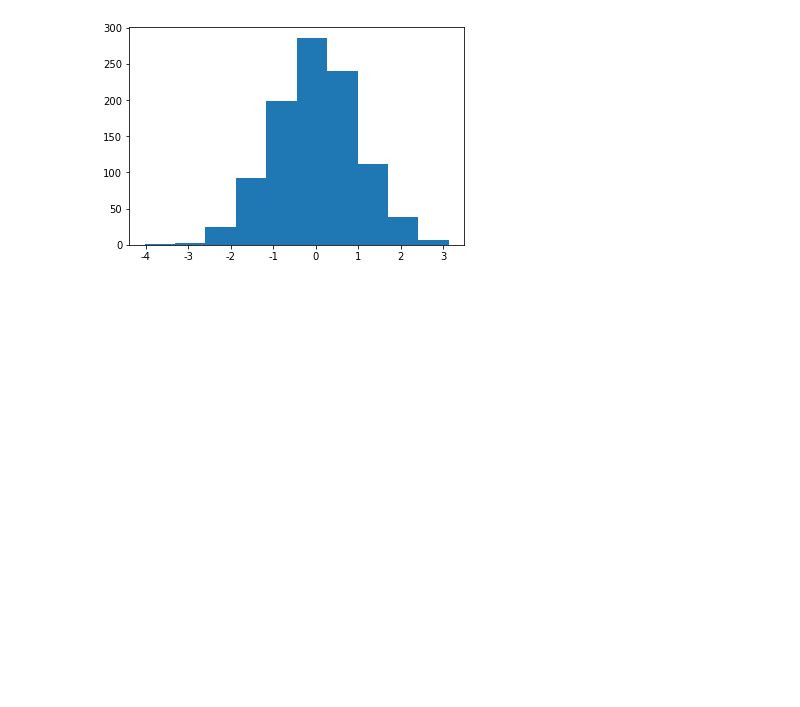
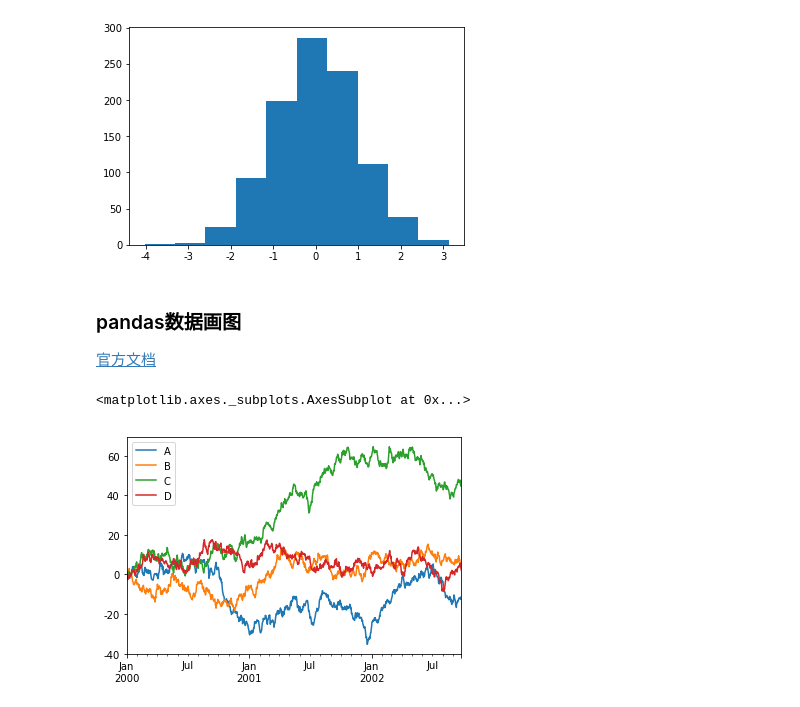
Before and after one commit to Jedan010/data-mining, a Jupyter notebook: 0.2.python turorial.ipynb, the cells around one changed output. Drawn from its saved outputs; the diff is of its cells as text; code cells hidden in the pictures; blank space fills up the shorter version.

Commit message:
add pandas tutorial

```diff
--- a/0.2.python turorial.ipynb
+++ b/0.2.python turorial.ipynb
@@ -806,3 +1048,13 @@ plt.hist(np.random.randn(1000))
          3.13361171]),
  <a list of 10 Patch objects>)
 [figure]
+# %% [markdown]
+### pandas数据画图
+
+[官方文档](https://pandas.pydata.org/pandas-docs/stable/visualization.html)
+# %%
+df = pd.DataFrame(np.random.randn(1000, 4), index=pd.date_range('1/1/2000', periods=1000), columns=list('ABCD'))
+df.cumsum().plot()
+# %% [output]
+<matplotlib.axes._subplots.AxesSubplot at 0x...>
+[figure, added]
```
Also changed, not shown: parts of 46 cells of this notebook, 2 other files.
